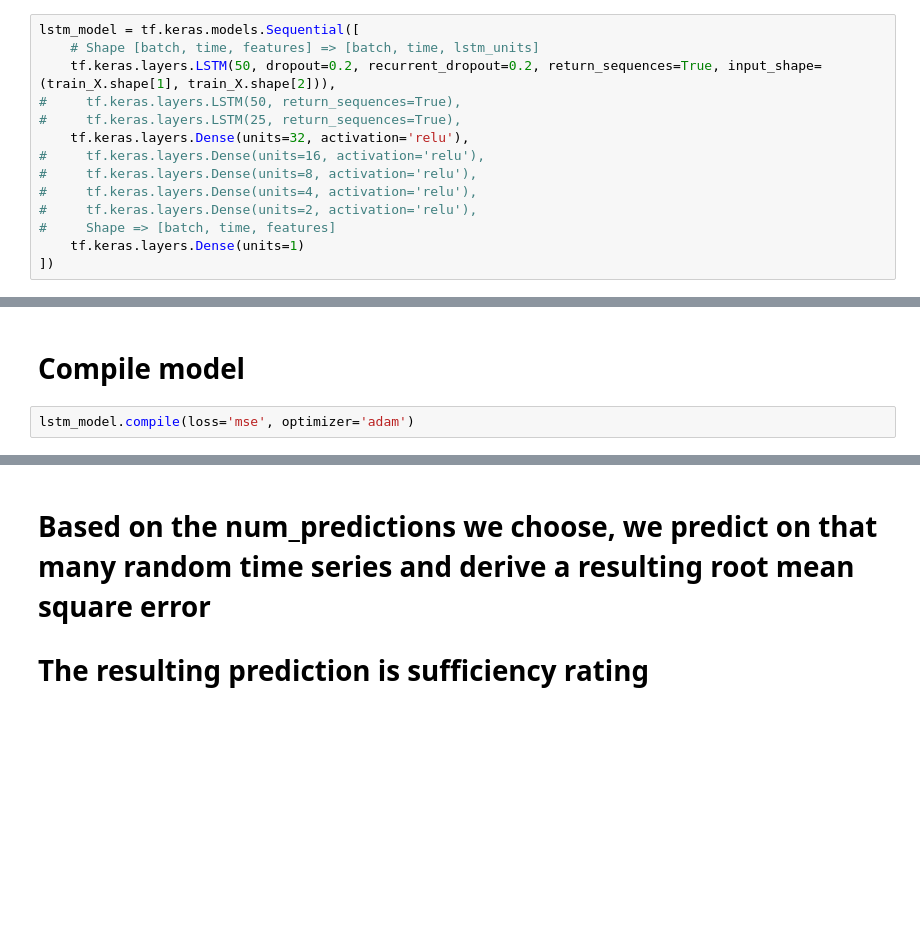
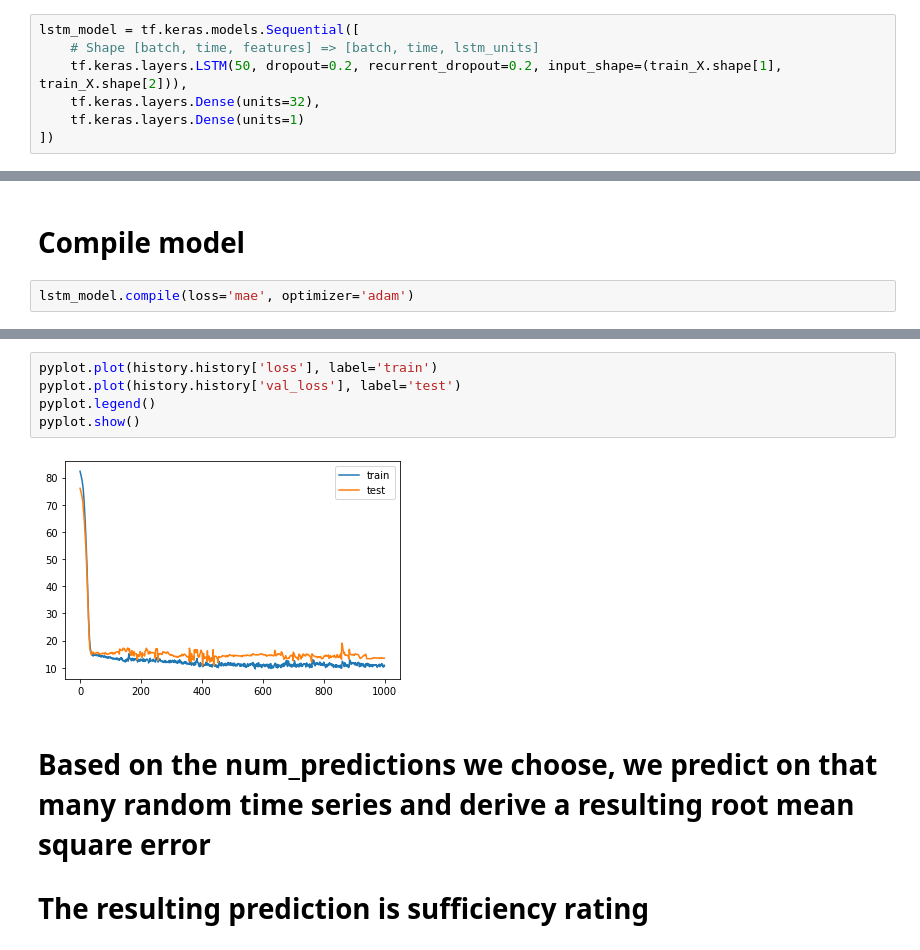
Before and after one commit to nnbaokhang/Descriptive-and-Predictive-Deep-Learning-Analytical-Tools-for-Enhanced-Bridge-Management, a Jupyter notebook: lstm_time_series_forecasting.ipynb, the cells around one changed output, grey strips where cells are left out. Cells and saved outputs as stored; diff of their text form; blank space fills up the shorter version.

Commit message:
finished code for lstm forecasting with multiple time series

```diff
--- a/lstm_time_series_forecasting.ipynb
+++ b/lstm_time_series_forecasting.ipynb
@@ -887,15 +907,8 @@ train_X[0][0].shape
 # %%
 lstm_model = tf.keras.models.Sequential([
     # Shape [batch, time, features] => [batch, time, lstm_units]
-    tf.keras.layers.LSTM(50, dropout=0.2, recurrent_dropout=0.2, return_sequences=True, input_shape=(train_X.shape[1], train_X.shape[2])),
-#     tf.keras.layers.LSTM(50, return_sequences=True),
-#     tf.keras.layers.LSTM(25, return_sequences=True),
-    tf.keras.layers.Dense(units=32, activation='relu'),
-#     tf.keras.layers.Dense(units=16, activation='relu'),
-#     tf.keras.layers.Dense(units=8, activation='relu'),
-#     tf.keras.layers.Dense(units=4, activation='relu'),
-#     tf.keras.layers.Dense(units=2, activation='relu'),
-#     Shape => [batch, time, features]
+    tf.keras.layers.LSTM(50, dropout=0.2, recurrent_dropout=0.2, input_shape=(train_X.shape[1], train_X.shape[2])),
+    tf.keras.layers.Dense(units=32),
     tf.keras.layers.Dense(units=1)
 ])
 # %% [output]
@@ -903,7 +916,7 @@ WARNING:tensorflow:Layer lstm_31 will not use cuDNN kernel since it doesn't meet
 # %% [markdown]
 # Compile model
 # %%
-lstm_model.compile(loss='mse', optimizer='adam')
+lstm_model.compile(loss='mae', optimizer='adam')
 # %%
 history = lstm_model.fit(train_X, train_y, epochs=1000, batch_size=72, validation_data=(test_X, test_y), verbose=2, shuffle=False)
 # %% [output]
@@ -927,3 +940,10 @@ Epoch 1000/1000
+# %%
+pyplot.plot(history.history['loss'], label='train')
+pyplot.plot(history.history['val_loss'], label='test')
+pyplot.legend()
+pyplot.show()
+# %% [output]
+[figure, added]
 # %% [markdown]
 # Based on the num_predictions we choose, we predict on that many random time series and derive a resulting root mean square error
 
```
Also changed, not shown: parts of 13 cells of this notebook.
